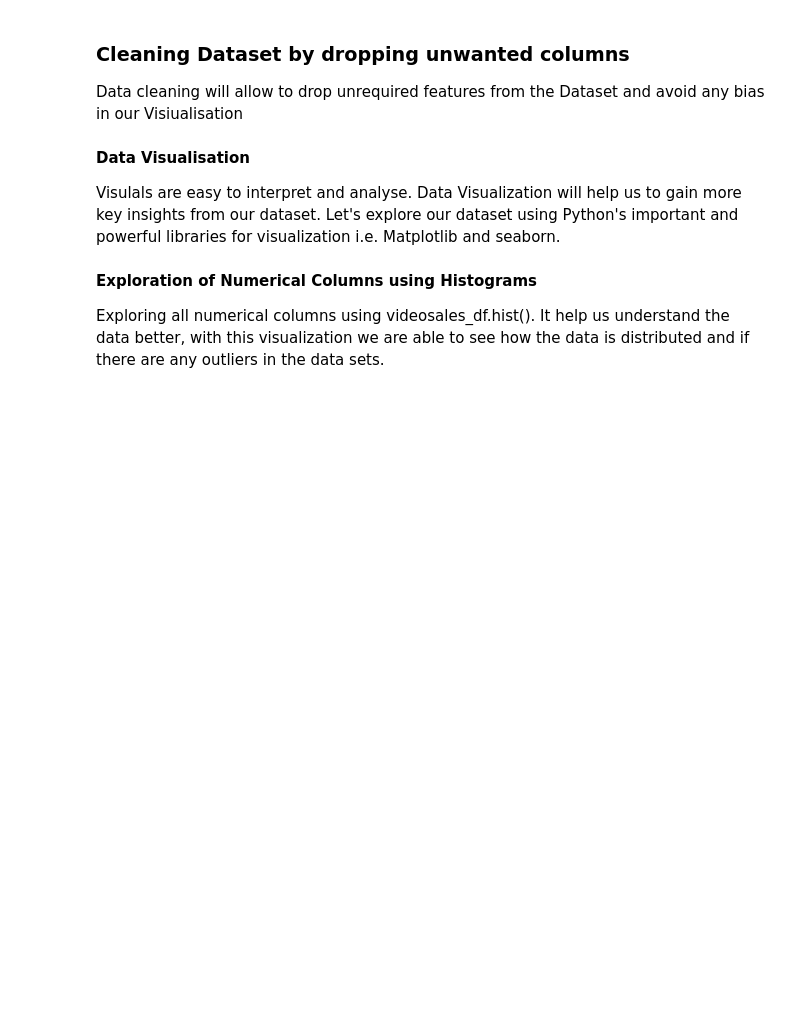
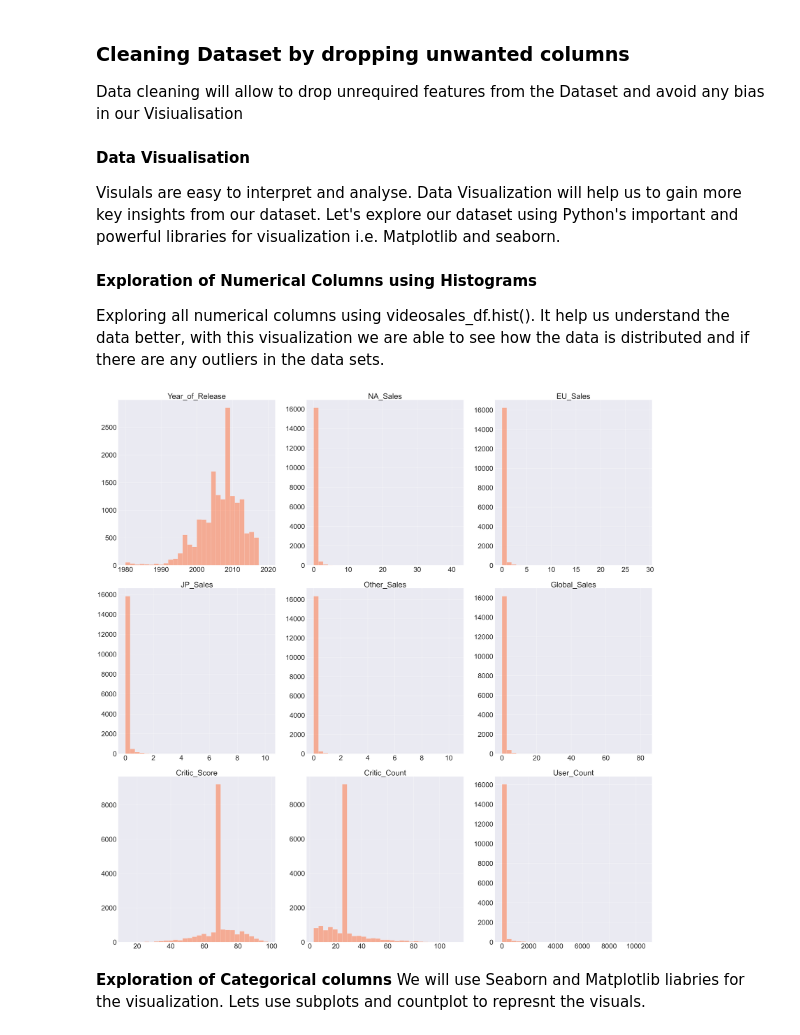
Before and after one commit to sba23416/CA1_DataViz_HDip-, a Jupyter notebook: Hodan Mohamed Abdi_DVizHDip_CA1.ipynb, the cells around one changed output. Cells and saved outputs as stored; diff of their text form; code cells hidden in the pictures; blank space fills up the shorter version.

```diff
--- a/Hodan Mohamed Abdi_DVizHDip_CA1.ipynb
+++ b/Hodan Mohamed Abdi_DVizHDip_CA1.ipynb
@@ -409,0 +476,2 @@ Toaru Majutsu no Index
+# %%
+videosales_df['Year_of_Release'].fillna(videosales_df['Year_of_Release'].mean(), inplace=True)
@@ -409,0 +500,5 @@ Toaru Majutsu no Index
+# %%
+categorical_columns = ['Name','Genre', 'Publisher', 'User_Score', 'Developer', 'Rating']
+# %%
+for column in categorical_columns:
+    videosales_df[column].fillna('Unknown', inplace=True)
@@ -409,0 +556,5 @@ Toaru Majutsu no Index
+# %%
+videosales_df['Year_of_Release'] = videosales_df['Year_of_Release'].apply(np.int64)
+videosales_df['Critic_Score'] = videosales_df['Critic_Score'].apply(np.int64)
+videosales_df['Critic_Count'] = videosales_df['Critic_Count'].apply(np.int64)
+videosales_df['User_Count'] = videosales_df['User_Count'].apply(np.int64)
@@ -419,3 +599,20 @@ Visulals are easy to interpret and analyse. Data Visualization will help us to g
 **Exploration of Numerical Columns using Histograms**
 
 Exploring all numerical columns using videosales_df.hist(). It help us understand the data better, with this visualization we are able to see how the data is distributed and if there are any outliers in the data sets.
+# %%
+# Define color palette
+my_palette = sns.color_palette('rainbow')
+
+# Set font size
+sns.set(font_scale=4)
+
+# Plot histogram
+
+videosales_df.hist(bins=30, figsize=(50,50), color=my_palette[5], alpha=0.5)
+plt.subplots_adjust(wspace=0.2, hspace=0.2)
+plt.tight_layout()
+plt.show()
+# %% [output]
+[figure, added]
+# %% [markdown]
+**Exploration of Categorical columns** We will use Seaborn and Matplotlib liabries for the visualization. Lets use subplots and countplot to represnt the visuals.
```
Also changed, not shown: parts of 26 cells of this notebook.
